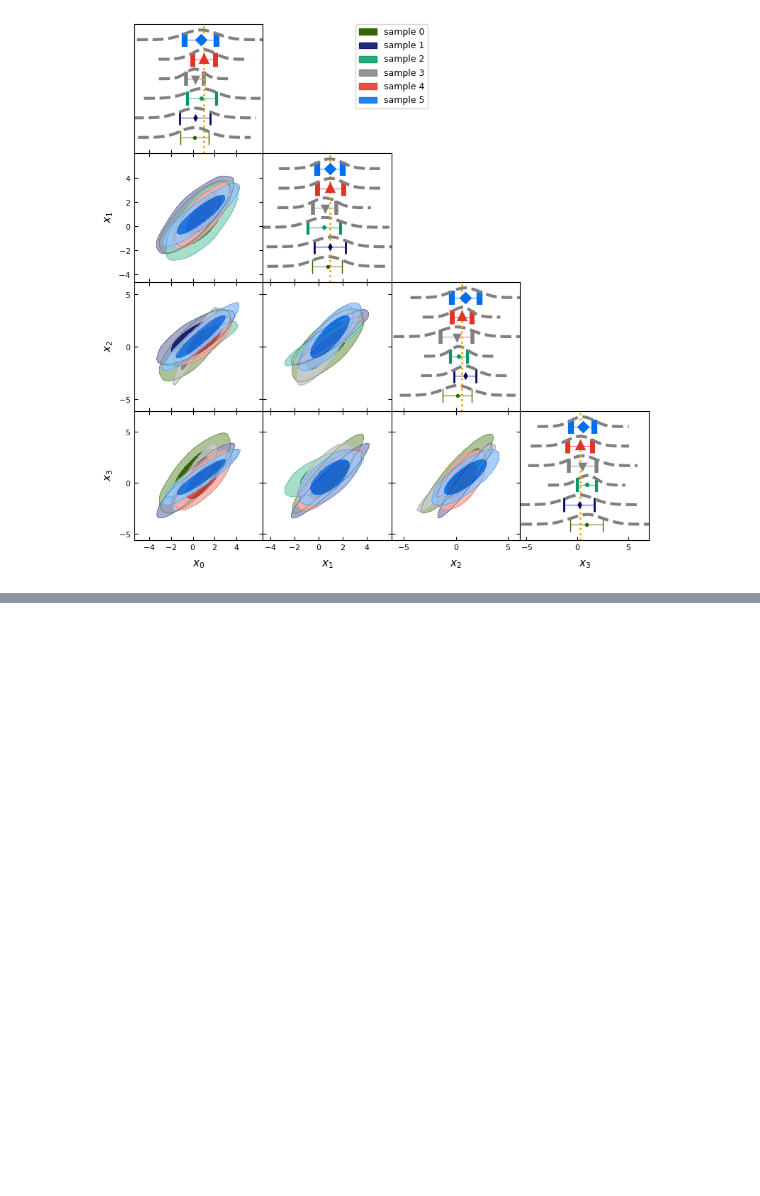
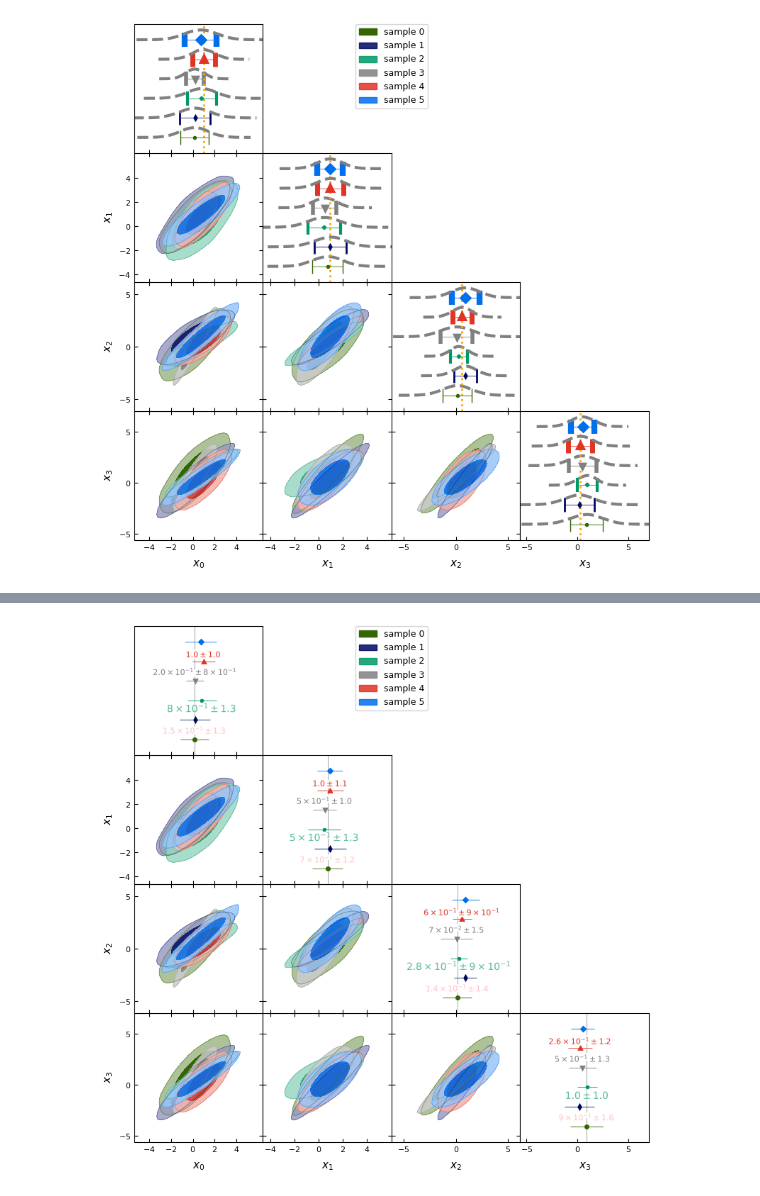
Before and after one commit to benabed/some_jupyter, a Jupyter notebook: wriangle_plot_example.ipynb, the cells around one changed output, grey strips where cells are left out. Drawn from its saved outputs; the diff is of its cells as text; code cells hidden in the pictures; blank space fills up the shorter version.

Commit message:
show off pdg, no pdg, and explim

```diff
--- a/wriangle_plot_example.ipynb
+++ b/wriangle_plot_example.ipynb
@@ -96,0 +97,14 @@ g.triangle_plot(samples, filled=True, legend_labels = ["sample %d"%i for i in ra
+# %%
+# the same with strict pdg printouts instead of 2 digits (default)
+# and default 10^xxx notation starting at 0 (I know stupid, but demo)
+g.triangle_plot(samples, filled=True, legend_labels = ["sample %d"%i for i in range(len(samples))],
+                diag1d_kwargs={"whisker":True,
+                               "whisker_ref":0,"whisker_ref_lw":.5,"whisker_ref_color":"k","whisker_ref_alpha":.5,
+                               "whisker_capsize":0,"whisker_mew":2,"whisker_marker":["o","d","x","v","^","D"],
+                               "whisker_print_mean":[True,False,True,True,True,False],"whisker_print_mean_color":["pink"],
+                               "whisker_print_mean_pad":[.3,None,-.6,.3],
+                               "whisker_print_mean_fontsize":[None,None,10],
+                               "whisker_print_mean_alpha":[None,None,.5],
+                               "whisker_print_mean_strict_pdg":True,"whisker_print_mean_explim":0})
+# %% [output]
+[figure, added]
```
Also changed, not shown: parts of 3 cells of this notebook.
